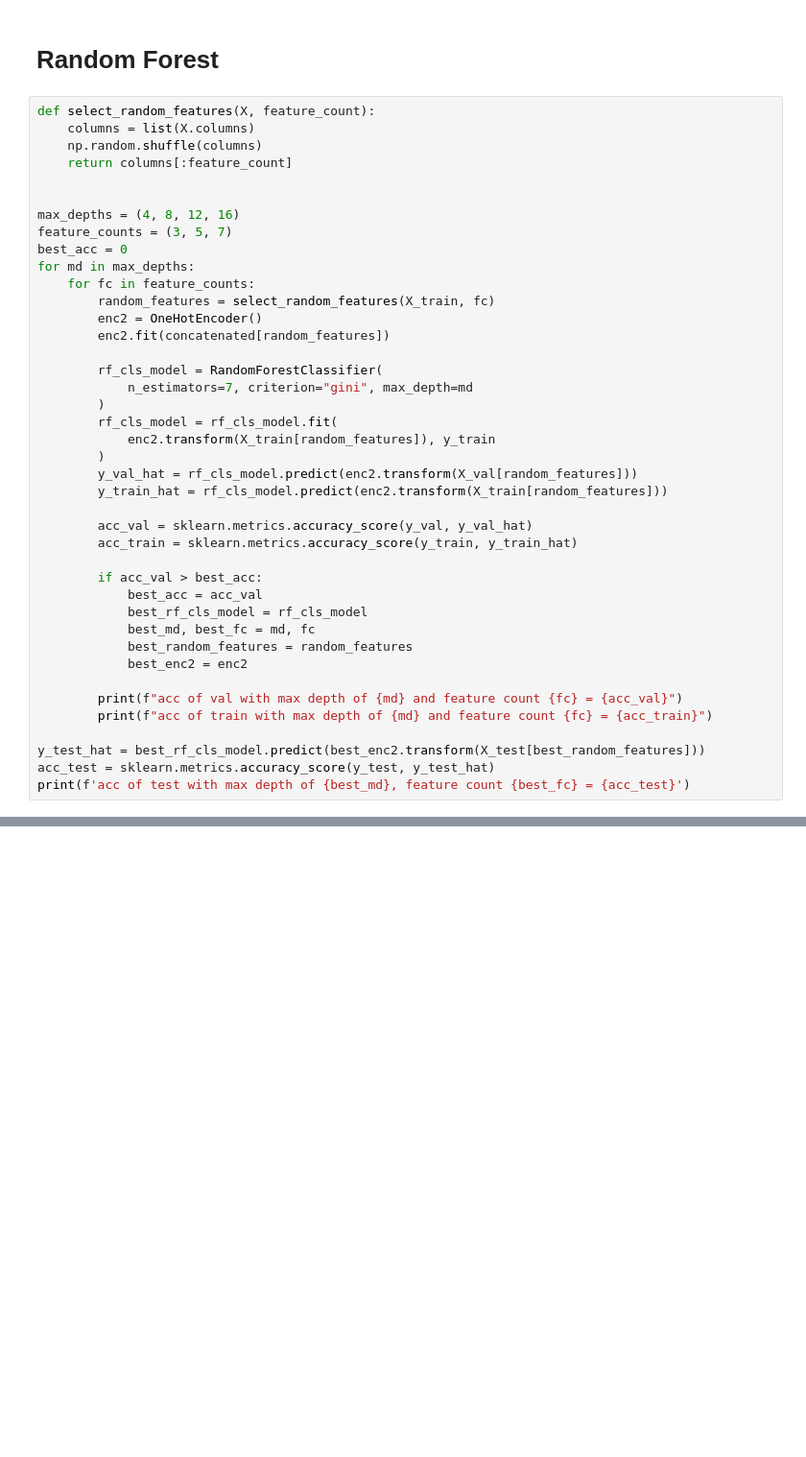
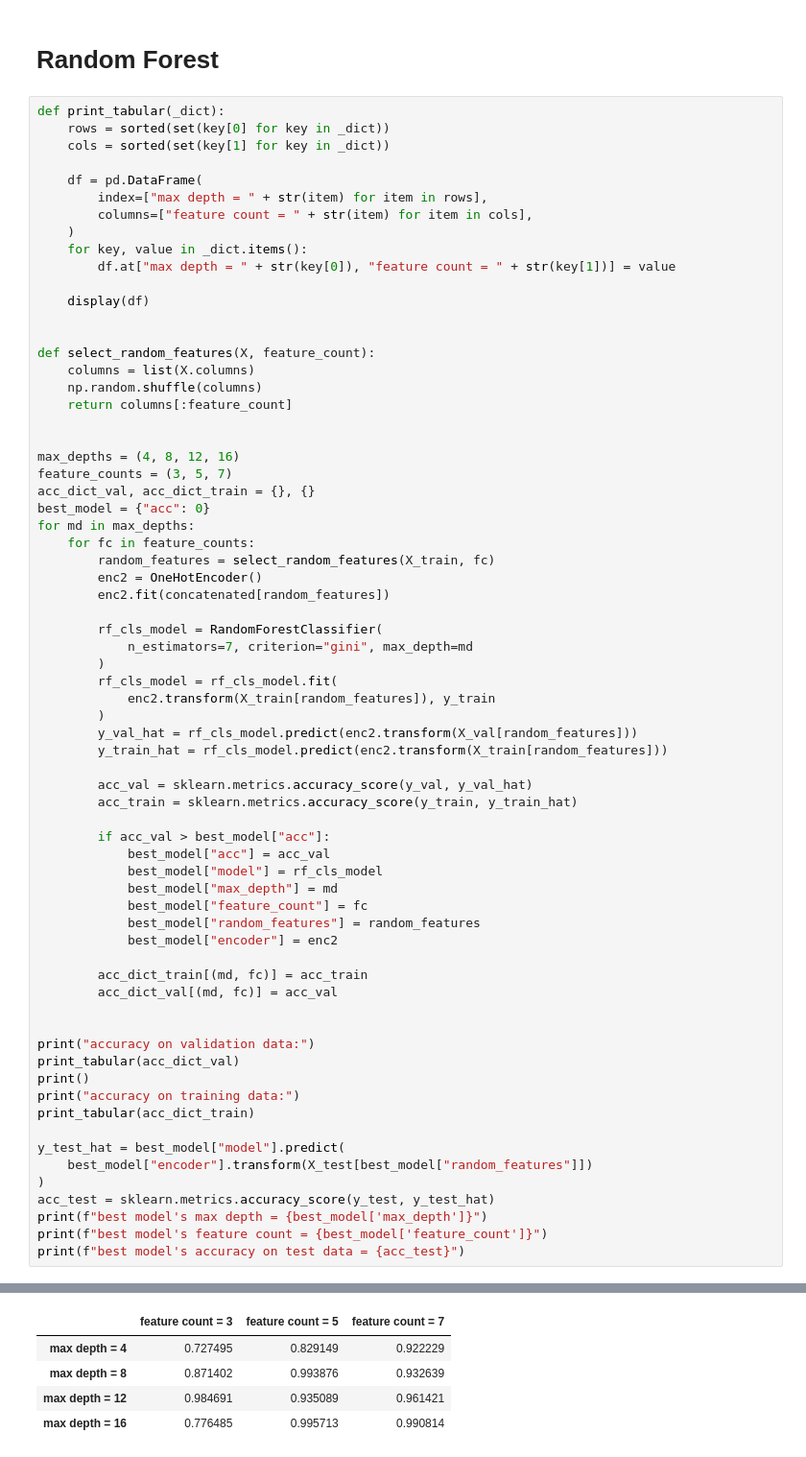
Before and after one commit to sehbeygi79/Decision-Tree, a Jupyter notebook: decision-tree.ipynb, the cells around one changed output, grey strips where cells are left out. Shown: that part at 96% size. Drawn from its saved outputs; the diff is of its cells as text; blank space fills up the shorter version.

```diff
--- a/decision-tree.ipynb
+++ b/decision-tree.ipynb
@@ -104,6 +93,20 @@ acc of test with max depth of 8 = 1.0
 # %% [markdown]
 # Random Forest
 # %%
+def print_tabular(_dict):
+    rows = sorted(set(key[0] for key in _dict))
+    cols = sorted(set(key[1] for key in _dict))
+
+    df = pd.DataFrame(
+        index=["max depth = " + str(item) for item in rows],
+        columns=["feature count = " + str(item) for item in cols],
+    )
+    for key, value in _dict.items():
+        df.at["max depth = " + str(key[0]), "feature count = " + str(key[1])] = value
+
+    display(df)
+
+
 def select_random_features(X, feature_count):
     columns = list(X.columns)
     np.random.shuffle(columns)
@@ -112,7 +115,8 @@ def select_random_features(X, feature_count):
 
 max_depths = (4, 8, 12, 16)
 feature_counts = (3, 5, 7)
-best_acc = 0
+acc_dict_val, acc_dict_train = {}, {}
+best_model = {"acc": 0}
 for md in max_depths:
     for fc in feature_counts:
         random_features = select_random_features(X_train, fc)
@@ -131,17 +135,29 @@ for md in max_depths:
         acc_val = sklearn.metrics.accuracy_score(y_val, y_val_hat)
         acc_train = sklearn.metrics.accuracy_score(y_train, y_train_hat)
 
-        if acc_val > best_acc:
-            best_acc = acc_val
-            best_rf_cls_model = rf_cls_model
-            best_md, best_fc = md, fc
-            best_random_features = random_features
-            best_enc2 = enc2
+        if acc_val > best_model["acc"]:
+            best_model["acc"] = acc_val
+            best_model["model"] = rf_cls_model
+            best_model["max_depth"] = md
+            best_model["feature_count"] = fc
+            best_model["random_features"] = random_features
+            best_model["encoder"] = enc2
 
-        print(f"acc of val with max depth of {md} and feature count {fc} = {acc_val}")
-        print(f"acc of train with max depth of {md} and feature count {fc} = {acc_train}")
+        acc_dict_train[(md, fc)] = acc_train
+        acc_dict_val[(md, fc)] = acc_val
 
-y_test_hat = best_rf_cls_model.predict(best_enc2.transform(X_test[best_random_features]))
+
+print("accuracy on validation data:")
+print_tabular(acc_dict_val)
+print()
+print("accuracy on training data:")
+print_tabular(acc_dict_train)
+
+y_test_hat = best_model["model"].predict(
+    best_model["encoder"].transform(X_test[best_model["random_features"]])
+)
 acc_test = sklearn.metrics.accuracy_score(y_test, y_test_hat)
-print(f'acc of test with max depth of {best_md}, feature count {best_fc} = {acc_test}')
+print(f"best model's max depth = {best_model['max_depth']}")
+print(f"best model's feature count = {best_model['feature_count']}")
+print(f"best model's accuracy on test data = {acc_test}")
 # %% [output]
@@ -164,0 +165,5 @@ acc of test with max depth of 8, feature count 5 = 0.9962732919254659
+|  | feature count = 3 | feature count = 5 | feature count = 7 |
+| max depth = 4 | 0.727495 | 0.829149 | 0.922229 |
+| max depth = 8 | 0.871402 | 0.993876 | 0.932639 |
+| max depth = 12 | 0.984691 | 0.935089 | 0.961421 |
+| max depth = 16 | 0.776485 | 0.995713 | 0.990814 |
```
Also changed, not shown: parts of 9 cells of this notebook.
